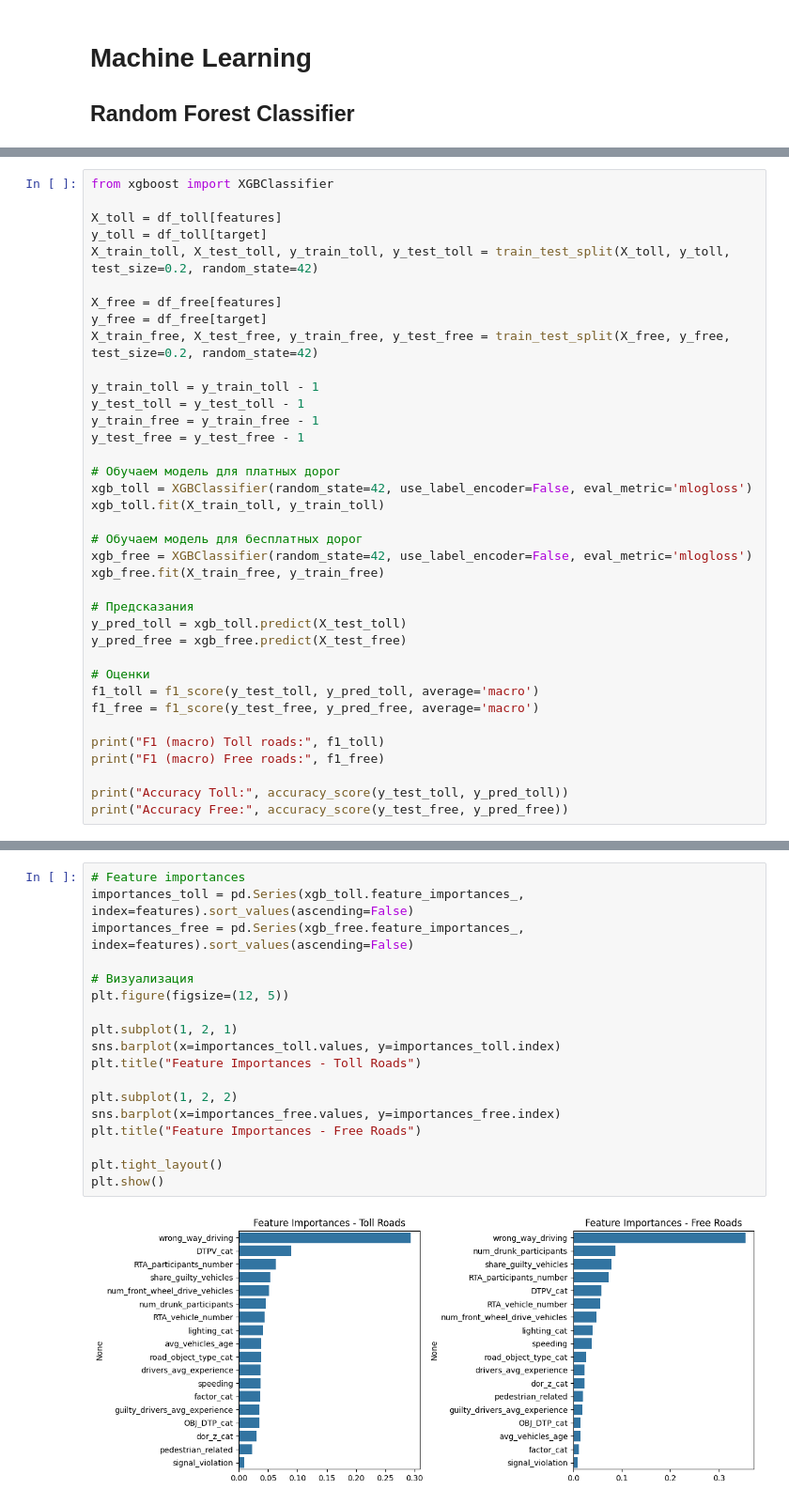
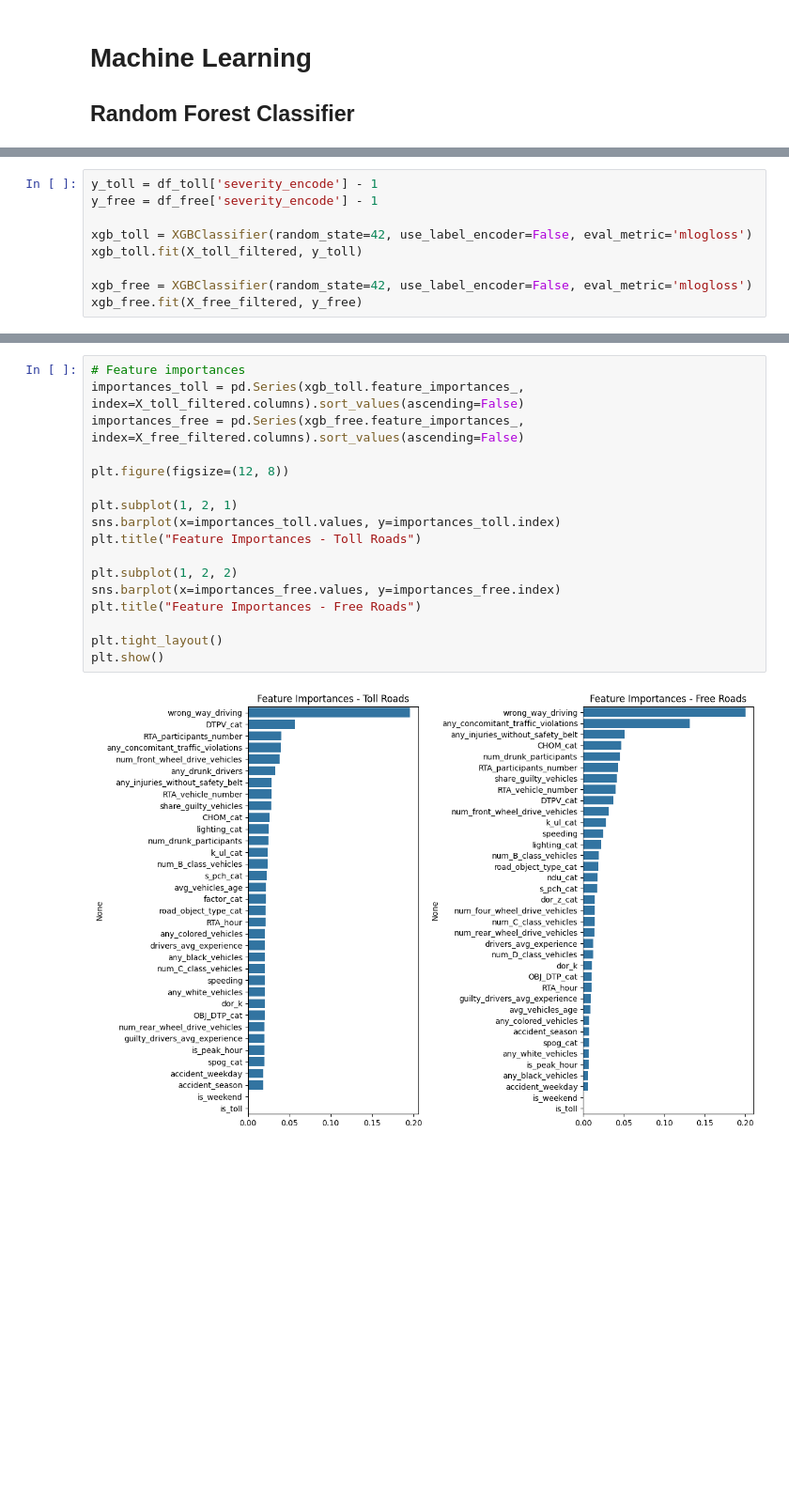
Before and after one commit to NastyaWheel/thesis, a Jupyter notebook: severity/severity_hypotheses.ipynb, the cells around one changed output, grey strips where cells are left out. Shown: that part at 94% size. Drawn from its saved outputs; the diff is of its cells as text; blank space fills up the shorter version.

```diff
--- a/severity/severity_hypotheses.ipynb
+++ b/severity/severity_hypotheses.ipynb
@@ -322,38 +354,10 @@ Accuracy Free: 0.46604318123698535
 # %%
-from xgboost import XGBClassifier
+y_toll = df_toll['severity_encode'] - 1
+y_free = df_free['severity_encode'] - 1
 
-X_toll = df_toll[features]
-y_toll = df_toll[target]
-X_train_toll, X_test_toll, y_train_toll, y_test_toll = train_test_split(X_toll, y_toll, test_size=0.2, random_state=42)
+xgb_toll = XGBClassifier(random_state=42, use_label_encoder=False, eval_metric='mlogloss')
+xgb_toll.fit(X_toll_filtered, y_toll)
 
-X_free = df_free[features]
-y_free = df_free[target]
-X_train_free, X_test_free, y_train_free, y_test_free = train_test_split(X_free, y_free, test_size=0.2, random_state=42)
-
-y_train_toll = y_train_toll - 1
-y_test_toll = y_test_toll - 1
-y_train_free = y_train_free - 1
-y_test_free = y_test_free - 1
-
-# Обучаем модель для платных дорог
-xgb_toll = XGBClassifier(random_state=42, use_label_encoder=False, eval_metric='mlogloss')
-xgb_toll.fit(X_train_toll, y_train_toll)
-
-# Обучаем модель для бесплатных дорог
 xgb_free = XGBClassifier(random_state=42, use_label_encoder=False, eval_metric='mlogloss')
-xgb_free.fit(X_train_free, y_train_free)
-
-# Предсказания
-y_pred_toll = xgb_toll.predict(X_test_toll)
-y_pred_free = xgb_free.predict(X_test_free)
-
-# Оценки
-f1_toll = f1_score(y_test_toll, y_pred_toll, average='macro')
-f1_free = f1_score(y_test_free, y_pred_free, average='macro')
-
-print("F1 (macro) Toll roads:", f1_toll)
-print("F1 (macro) Free roads:", f1_free)
-
-print("Accuracy Toll:", accuracy_score(y_test_toll, y_pred_toll))
-print("Accuracy Free:", accuracy_score(y_test_free, y_pred_free))
+xgb_free.fit(X_free_filtered, y_free)
 # %% [output]
@@ -385,21 +375,20 @@ plt.show()
 # %%
 # Feature importances
-importances_toll = pd.Series(xgb_toll.feature_importances_, index=features).sort_values(ascending=False)
-importances_free = pd.Series(xgb_free.feature_importances_, index=features).sort_values(ascending=False)
+importances_toll = pd.Series(xgb_toll.feature_importances_, index=X_toll_filtered.columns).sort_values(ascending=False)
+importances_free = pd.Series(xgb_free.feature_importances_, index=X_free_filtered.columns).sort_values(ascending=False)
 
-# Визуализация
-plt.figure(figsize=(12, 5))
+plt.figure(figsize=(12, 8))
 
 plt.subplot(1, 2, 1)
 sns.barplot(x=importances_toll.values, y=importances_toll.index)
 plt.title("Feature Importances - Toll Roads")
 
 plt.subplot(1, 2, 2)
 sns.barplot(x=importances_free.values, y=importances_free.index)
 plt.title("Feature Importances - Free Roads")
 
 plt.tight_layout()
 plt.show()
 # %% [output]
-[figure, old version]
+[figure, new version]
 # %%
```
Also changed, not shown: parts of 33 cells of this notebook.
